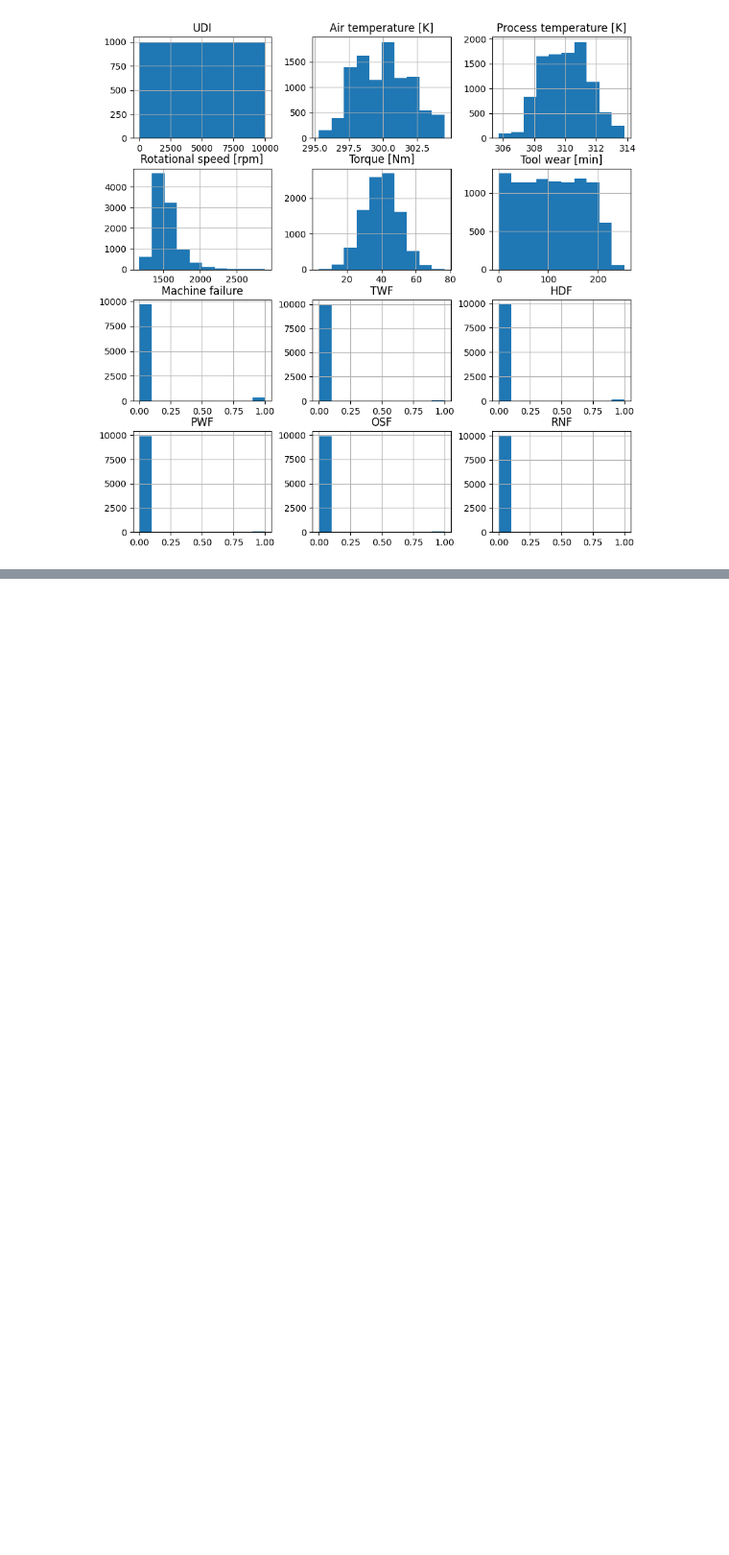
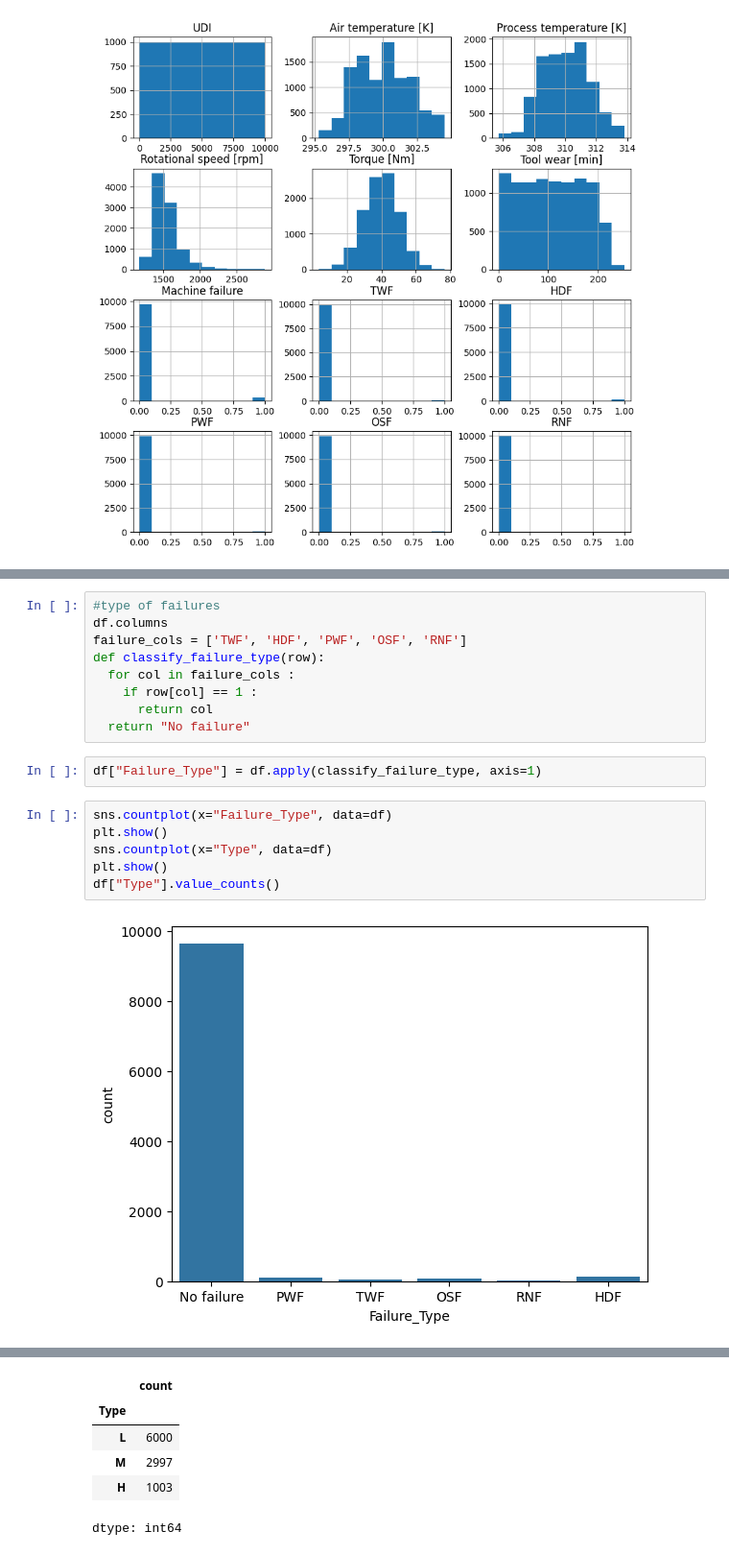
Before and after one commit to Mehdi007bond/Predictive_maintenance_ML, a Jupyter notebook: ML_Predictive_maintenance.ipynb, the cells around one changed output, grey strips where cells are left out. Shown at 96% size. Saved outputs shown, nothing was run; the diff lists cells and outputs as text; blank space fills up the shorter version.

```diff
--- a/ML_Predictive_maintenance.ipynb
+++ b/ML_Predictive_maintenance.ipynb
@@ -106,0 +124,19 @@ array([[<Axes: title={'center': 'UDI'}>,
+# %%
+#type of failures
+df.columns
+failure_cols = ['TWF', 'HDF', 'PWF', 'OSF', 'RNF']
+def classify_failure_type(row):
+  for col in failure_cols :
+    if row[col] == 1 :
+      return col
+  return "No failure"
+# %%
+df["Failure_Type"] = df.apply(classify_failure_type, axis=1)
+# %%
+sns.countplot(x="Failure_Type", data=df)
+plt.show()
+sns.countplot(x="Type", data=df)
+plt.show()
+df["Type"].value_counts()
+# %% [output]
+[figure, added]
@@ -106,0 +144,6 @@ array([[<Axes: title={'center': 'UDI'}>,
+|  | count |
+| Type |  |
+| L | 6000 |
+| M | 2997 |
+| H | 1003 |
+dtype: int64
```
Also changed, not shown: parts of 6 cells of this notebook.
